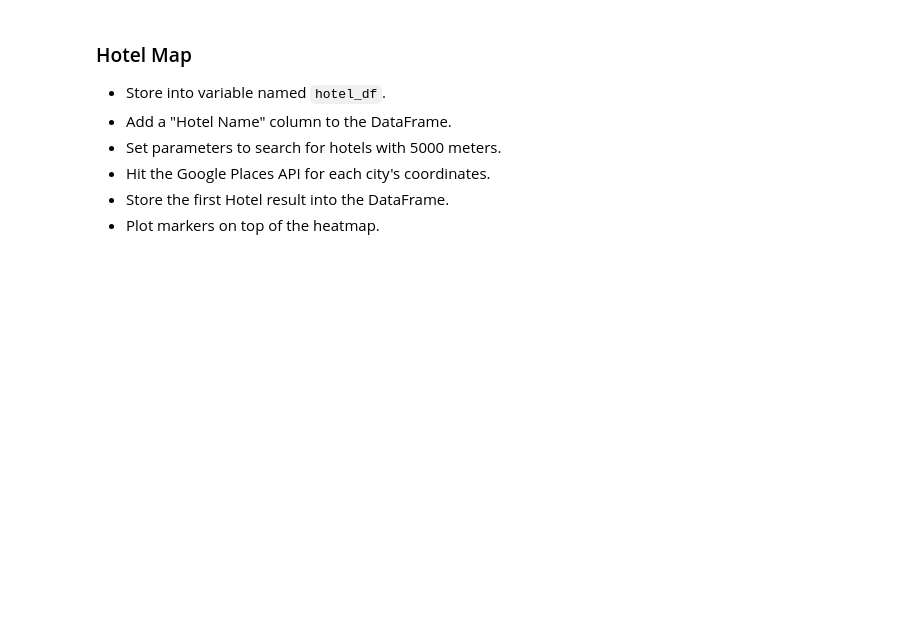
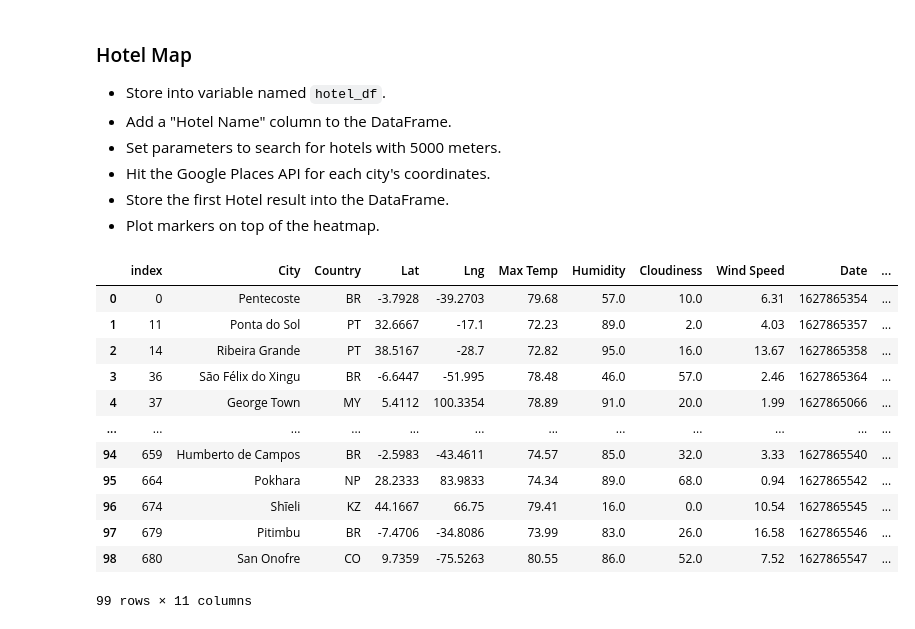
Before and after one commit to andyob715/python_api_challenge, a Jupyter notebook: VacationPy/VacationPy.ipynb, the cells around one changed output. Cells and saved outputs as stored; diff of their text form; code cells hidden in the pictures; blank space fills up the shorter version.

```diff
--- a/VacationPy/VacationPy.ipynb
+++ b/VacationPy/VacationPy.ipynb
@@ -77,3 +78,7 @@ Cloudiness    float64
 Wind Speed     object
 Date           object
 dtype: object
+# %%
+max_filtered_df = cities_df[(cities_df['Max Temp'] >= 72) & (cities_df['Max Temp'] <= 82)]
+cloudy_filtered_df = max_filtered_df[max_filtered_df["Cloudiness"]<=75]
+cloudy_filtered_df
@@ -85,3 +104,21 @@ dtype: object
 * Hit the Google Places API for each city's coordinates.
 * Store the first Hotel result into the DataFrame.
 * Plot markers on top of the heatmap.
+# %%
+hotel_df=pd.DataFrame(cloudy_filtered_df).reset_index()
+hotel_df['Hotel Name']=" "
+hotel_df
+# %% [output]
+|  | index | City | Country | Lat | Lng | Max Temp | Humidity | Cloudiness | Wind Speed | Date | ... |
+| 0 | 0 | Pentecoste | BR | -3.7928 | -39.2703 | 79.68 | 57.0 | 10.0 | 6.31 | 1627865354 | ... |
+| 1 | 11 | Ponta do Sol | PT | 32.6667 | -17.1 | 72.23 | 89.0 | 2.0 | 4.03 | 1627865357 | ... |
+| 2 | 14 | Ribeira Grande | PT | 38.5167 | -28.7 | 72.82 | 95.0 | 16.0 | 13.67 | 1627865358 | ... |
+| 3 | 36 | São Félix do Xingu | BR | -6.6447 | -51.995 | 78.48 | 46.0 | 57.0 | 2.46 | 1627865364 | ... |
+| 4 | 37 | George Town | MY | 5.4112 | 100.3354 | 78.89 | 91.0 | 20.0 | 1.99 | 1627865066 | ... |
+| ... | ... | ... | ... | ... | ... | ... | ... | ... | ... | ... | ... |
+| 94 | 659 | Humberto de Campos | BR | -2.5983 | -43.4611 | 74.57 | 85.0 | 32.0 | 3.33 | 1627865540 | ... |
+| 95 | 664 | Pokhara | NP | 28.2333 | 83.9833 | 74.34 | 89.0 | 68.0 | 0.94 | 1627865542 | ... |
+| 96 | 674 | Shīeli | KZ | 44.1667 | 66.75 | 79.41 | 16.0 | 0.0 | 10.54 | 1627865545 | ... |
+| 97 | 679 | Pitimbu | BR | -7.4706 | -34.8086 | 73.99 | 83.0 | 26.0 | 16.58 | 1627865546 | ... |
+| 98 | 680 | San Onofre | CO | 9.7359 | -75.5263 | 80.55 | 86.0 | 52.0 | 7.52 | 1627865547 | ... |
+99 rows × 11 columns
```
Also changed, not shown: parts of 3 cells of this notebook, 1 other file.
